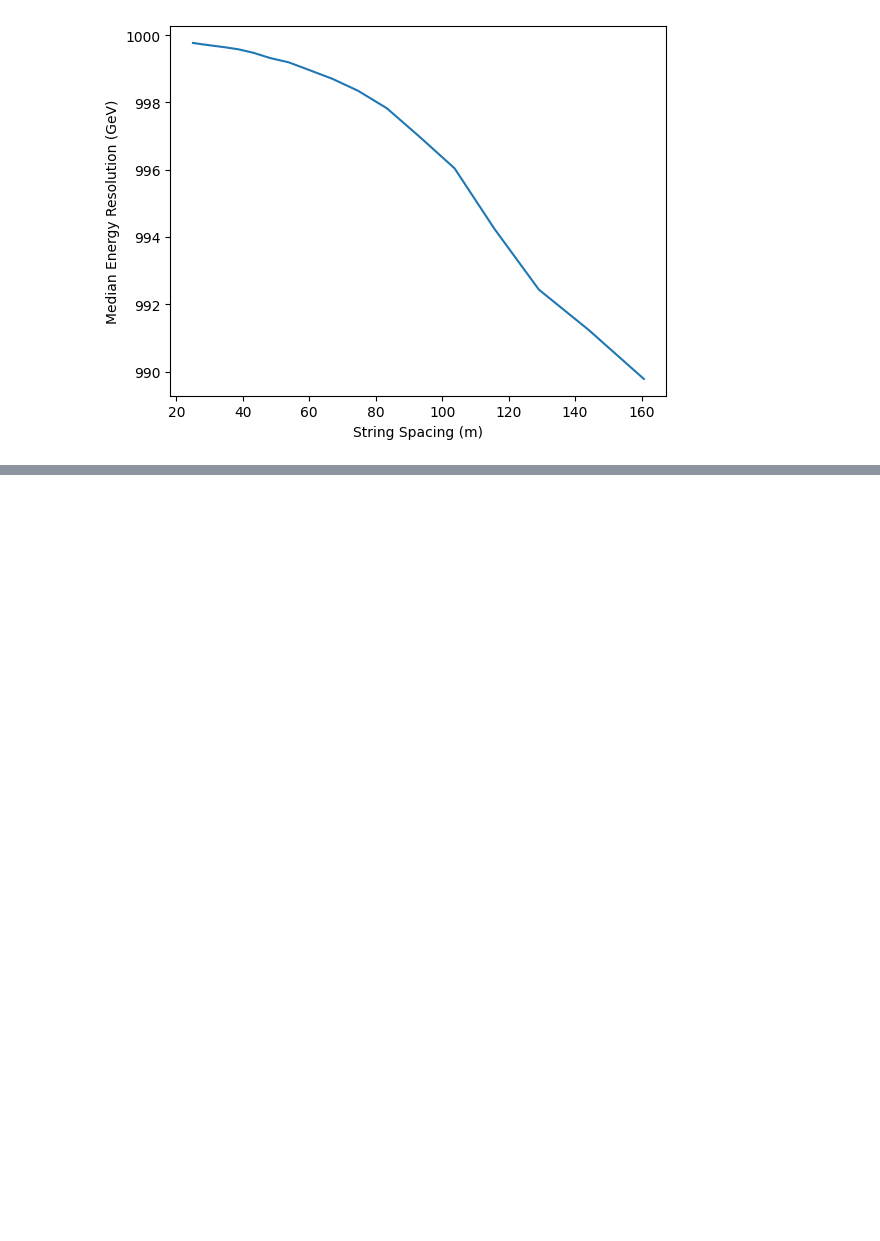
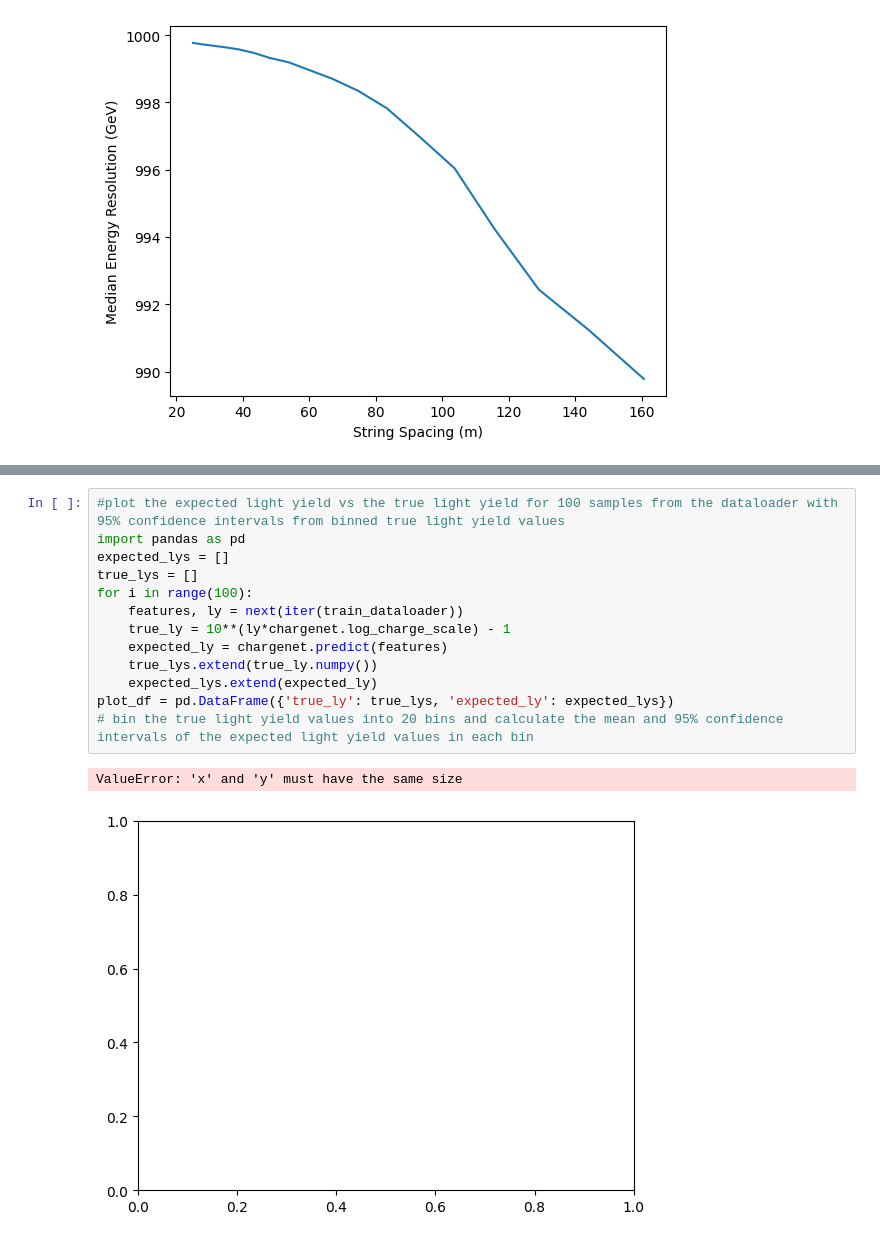
Before and after one commit to kristiantcho/nugget, a Jupyter notebook: nugget/examples/poisson_tests.ipynb, the cells around one changed output, grey strips where cells are left out. Saved outputs shown, nothing was run; the diff lists cells and outputs as text; blank space fills up the shorter version.

```diff
--- a/nugget/examples/poisson_tests.ipynb
+++ b/nugget/examples/poisson_tests.ipynb
@@ -269,0 +362,16 @@ Text(0, 0.5, 'Median Energy Resolution (GeV)')
+# %%
+#plot the expected light yield vs the true light yield for 100 samples from the dataloader with 95% confidence intervals from binned true light yield values
+import pandas as pd
+expected_lys = []
+true_lys = []
+for i in range(100):
+    features, ly = next(iter(train_dataloader))
+    true_ly = 10**(ly*chargenet.log_charge_scale) - 1
+    expected_ly = chargenet.predict(features)
+    true_lys.extend(true_ly.numpy())
+    expected_lys.extend(expected_ly)
+plot_df = pd.DataFrame({'true_ly': true_lys, 'expected_ly': expected_lys})
+# bin the true light yield values into 20 bins and calculate the mean and 95% confidence intervals of the expected light yield values in each bin
+# %% [output]
+ValueError: 'x' and 'y' must have the same size
+[figure, added]
```
Also changed, not shown: parts of 5 cells of this notebook, 2 other files.
